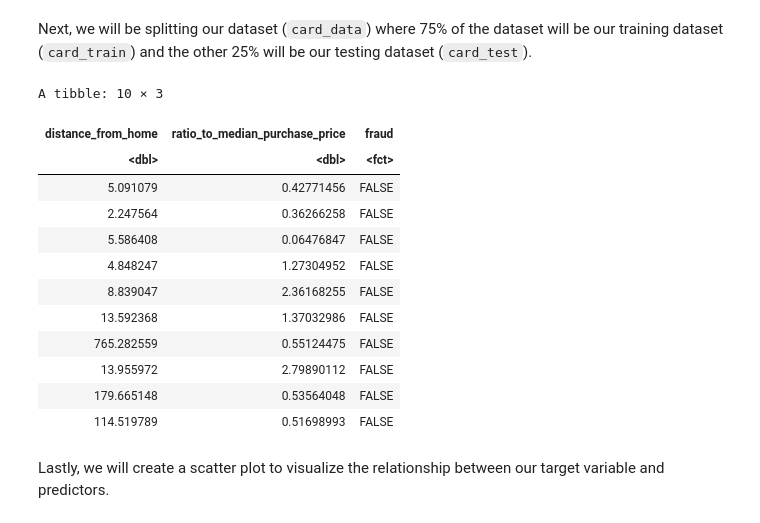
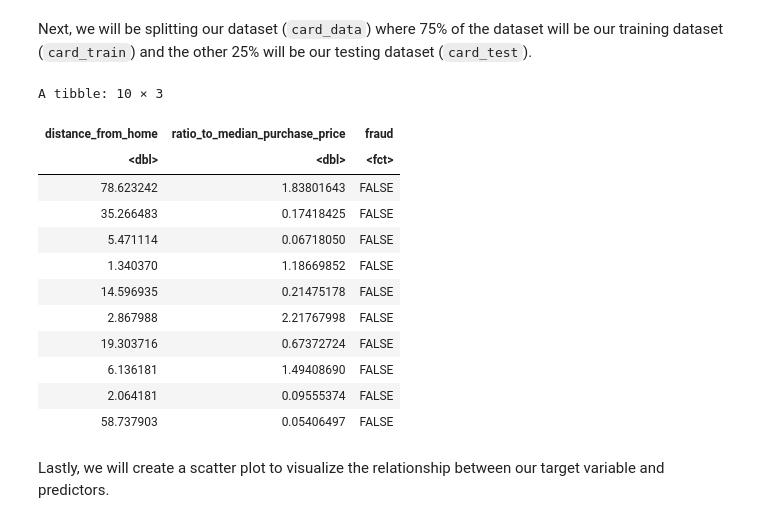
Before and after one commit to chohyeonkim/Data-Science-R-, a Jupyter notebook: Final_Report.ipynb, the cells around one changed output. Saved outputs shown, nothing was run; the diff lists cells and outputs as text; code cells hidden in the pictures.

```diff
--- a/Final_Report.ipynb
+++ b/Final_Report.ipynb
@@ -166,28 +181,31 @@ Next, we will be splitting our dataset (`card_data`) where 75% of the dataset wi
 # %%
 #Setting the seed
 set.seed(1)
 
 #Splitting the dataset stored in card_data into training dataset and testing dataset
-card_split <- initial_split(card_data, prop = 0.75, strata = fraud)
+card_split <- initial_split(card_data, prop = 0.1, strata = fraud)
 card_train <- training(card_split)
-card_test <- testing(card_split)
+#
 
+card_split_2 <- initial_split(card_train, prop = 0.6, strata = fraud)
+card_train_2 <- training(card_split_2)
+card_test_2 <- testing(card_split_2)
 #Show the first ten rows of the training dataset
-head(card_train, 10)
+head(card_train_2, 10)
 # %% [output]
 A tibble: 10 × 3
 | distance_from_home | ratio_to_median_purchase_price | fraud |
 | <dbl> | <dbl> | <fct> |
-| 5.091079 | 0.42771456 | FALSE |
-| 2.247564 | 0.36266258 | FALSE |
-| 5.586408 | 0.06476847 | FALSE |
-| 4.848247 | 1.27304952 | FALSE |
-| 8.839047 | 2.36168255 | FALSE |
-| 13.592368 | 1.37032986 | FALSE |
-| 765.282559 | 0.55124475 | FALSE |
-| 13.955972 | 2.79890112 | FALSE |
-| 179.665148 | 0.53564048 | FALSE |
-| 114.519789 | 0.51698993 | FALSE |
+| 78.623242 | 1.83801643 | FALSE |
+| 35.266483 | 0.17418425 | FALSE |
+| 5.471114 | 0.06718050 | FALSE |
+| 1.340370 | 1.18669852 | FALSE |
+| 14.596935 | 0.21475178 | FALSE |
+| 2.867988 | 2.21767998 | FALSE |
+| 19.303716 | 0.67372724 | FALSE |
+| 6.136181 | 1.49408690 | FALSE |
+| 2.064181 | 0.09555374 | FALSE |
+| 58.737903 | 0.05406497 | FALSE |
 # %% [markdown]
 Lastly, we will create a scatter plot to visualize the relationship between our target variable and predictors.
 # %%
```
Also changed, not shown: parts of 6 cells of this notebook.
